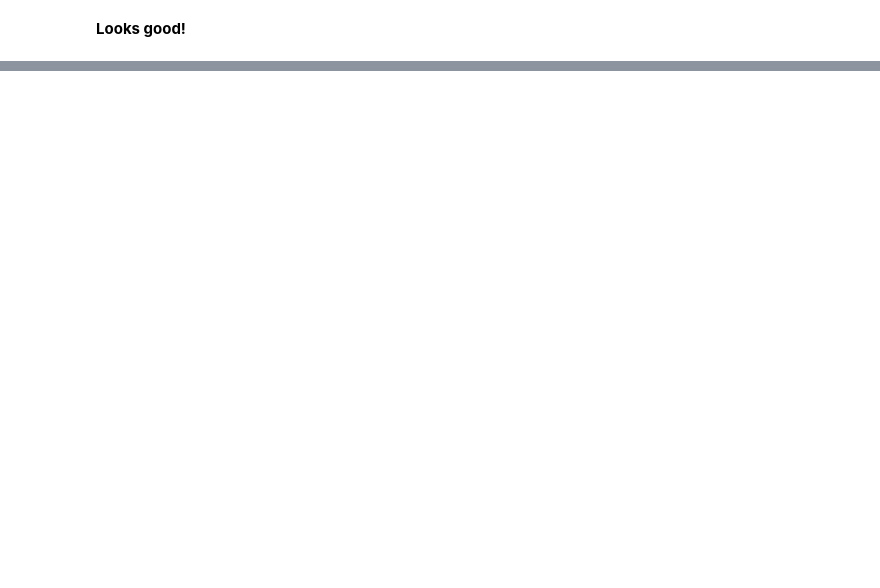
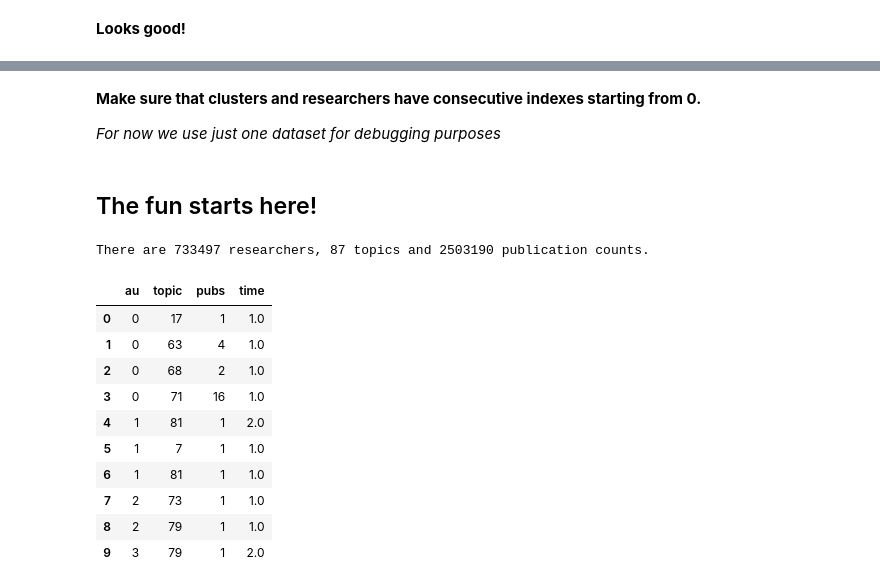
Before and after one commit to MarciaFG/scimobility, a Jupyter notebook: transformation_index_for_2007_2022.ipynb, the cells around one changed output, grey strips where cells are left out. Drawn from its saved outputs; the diff is of its cells as text; code cells hidden in the pictures; blank space fills up the shorter version.

```diff
--- a/transformation_index_for_2007_2022.ipynb
+++ b/transformation_index_for_2007_2022.ipynb
@@ -602,0 +435,12 @@ SyntaxError: ignored
+# %%
+# lets simplify the datasets first
+six_plus = sq_5_or_more_skill_df[['researcher_id', 'spectral_cluster_id', 'n_pubs', 'org_sequence']].reset_index(drop=True)
+four_five = sq_4_5_skill_df[['researcher_id', 'spectral_cluster_id', 'n_pubs', 'org_sequence']].reset_index(drop=True)
+two_three = sq_2_3_skill_df[['researcher_id', 'spectral_cluster_id', 'n_pubs', 'org_sequence']].reset_index(drop=True)
+single = sq_1_skill_df[['researcher_id', 'spectral_cluster_id', 'n_pubs', 'org_sequence']].reset_index(drop=True)
+#five_plus.head(100)
+# the data is ordered too
+# %%
+#print(four_five.head(10))
+df_test = four_five#[four_five["researcher_id"] == 'ur.01000000010.53']
+print(df_test.head(10))
@@ -602,0 +465,42 @@ SyntaxError: ignored
+# %% [markdown]
+**Make sure that clusters and researchers have consecutive indexes starting from 0.**
+
+*For now we use just one dataset for debugging purposes*
+# %% [markdown]
+## The fun starts here!
+# %%
+topicIds = df_test.spectral_cluster_id.unique()
+topicIds.sort()
+auIds = df_test.researcher_id.unique()
+auIds.sort()
+
+m = auIds.size
+n = topicIds.size
+numPubs = len(df_test)
+
+print ("There are", m, "researchers,", n, "topics and", numPubs, "publication counts.")
+
+## create internal ids for topics and researcher_ids, that have consecutive indexes starting from 0
+topicId_to_topicIDX = dict(zip(topicIds, range(0, topicIds.size)))
+topicIDX_to_topicId = dict(zip(range(0, topicIds.size), topicIds))
+
+auId_to_auIDX = dict(zip(auIds, range(0, auIds.size )))
+auIDX_to_auId = dict(zip(range(0, auIds.size), auIds))
+
+pubs = pd.concat([df_test['researcher_id'].map(auId_to_auIDX), df_test['spectral_cluster_id'].map(topicId_to_topicIDX), df_test['n_pubs'], df_test['org_sequence']], axis=1)
+pubs.columns = ['au', 'topic', 'pubs', 'time']
+
+print(pubs.head(10))
+# %% [output]
+There are 733497 researchers, 87 topics and 2503190 publication counts.
+|  | au | topic | pubs | time |
+| 0 | 0 | 17 | 1 | 1.0 |
+| 1 | 0 | 63 | 4 | 1.0 |
+| 2 | 0 | 68 | 2 | 1.0 |
+| 3 | 0 | 71 | 16 | 1.0 |
+| 4 | 1 | 81 | 1 | 2.0 |
+| 5 | 1 | 7 | 1 | 1.0 |
+| 6 | 1 | 81 | 1 | 1.0 |
+| 7 | 2 | 73 | 1 | 1.0 |
+| 8 | 2 | 79 | 1 | 1.0 |
+| 9 | 3 | 79 | 1 | 2.0 |
```
Also changed, not shown: parts of 20 cells of this notebook.
